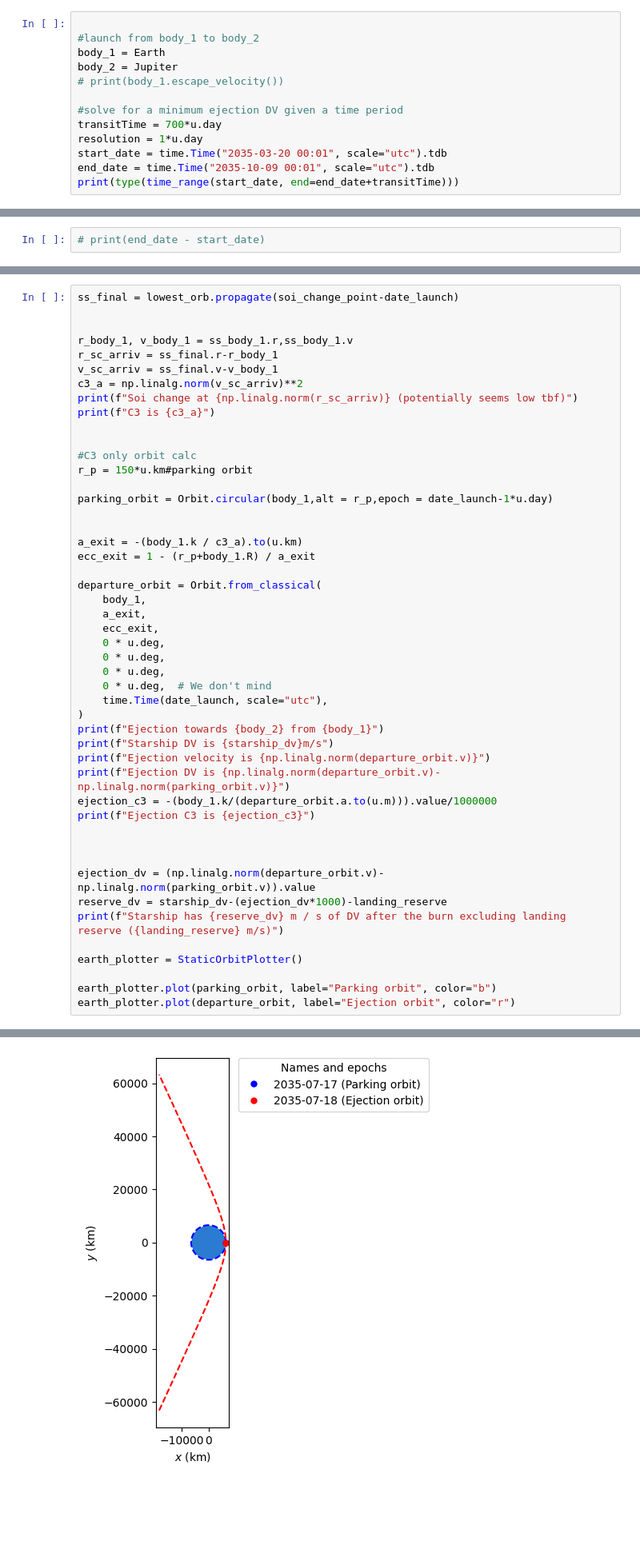
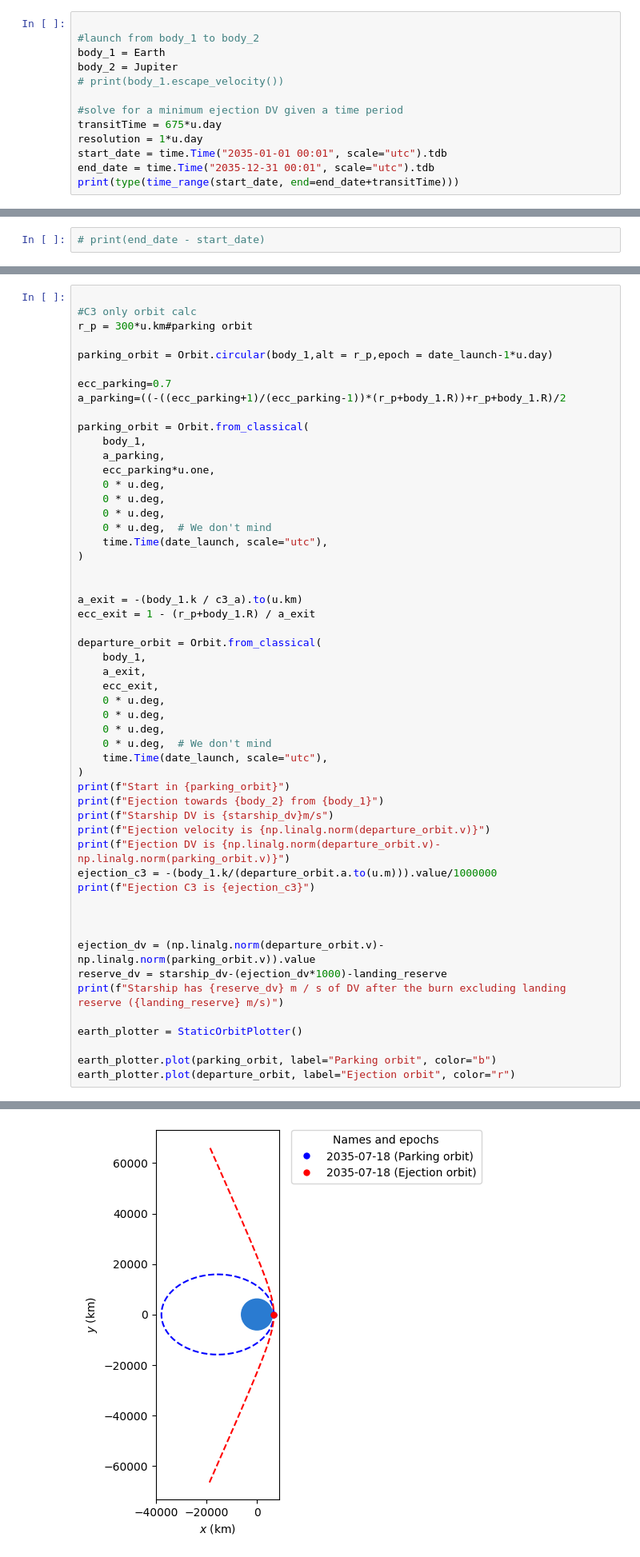
Before and after one commit to jackSN8/Starship_outer_planets_missions, a Jupyter notebook: general_trajectory_plotting.ipynb, the cells around one changed output, grey strips where cells are left out. Shown at 80% size. Saved outputs shown, nothing was run; the diff lists cells and outputs as text; blank space fills up the shorter version.

Commit message:
SOme cleaning up of the graphs, prepping for paper

```diff
--- a/general_trajectory_plotting.ipynb
+++ b/general_trajectory_plotting.ipynb
@@ -52,10 +52,10 @@ body_2 = Jupiter
 # print(body_1.escape_velocity())
 
 #solve for a minimum ejection DV given a time period
-transitTime = 700*u.day
+transitTime = 675*u.day
 resolution = 1*u.day
-start_date = time.Time("2035-03-20 00:01", scale="utc").tdb
-end_date = time.Time("2035-10-09 00:01", scale="utc").tdb
+start_date = time.Time("2035-01-01 00:01", scale="utc").tdb
+end_date = time.Time("2035-12-31 00:01", scale="utc").tdb
 print(type(time_range(start_date, end=end_date+transitTime)))
 # %% [output]
 <class 'astropy.time.core.Time'>
@@ -170,19 +177,23 @@ Departed SOI on 2035-07-18 01:57:21.186
 # %%
-ss_final = lowest_orb.propagate(soi_change_point-date_launch)
-
-
-r_body_1, v_body_1 = ss_body_1.r,ss_body_1.v
-r_sc_arriv = ss_final.r-r_body_1
-v_sc_arriv = ss_final.v-v_body_1
-c3_a = np.linalg.norm(v_sc_arriv)**2
-print(f"Soi change at {np.linalg.norm(r_sc_arriv)} (potentially seems low tbf)")
-print(f"C3 is {c3_a}")
-
 
 #C3 only orbit calc
-r_p = 150*u.km#parking orbit
+r_p = 300*u.km#parking orbit
 
 parking_orbit = Orbit.circular(body_1,alt = r_p,epoch = date_launch-1*u.day)
+
+ecc_parking=0.7
+a_parking=((-((ecc_parking+1)/(ecc_parking-1))*(r_p+body_1.R))+r_p+body_1.R)/2
+
+parking_orbit = Orbit.from_classical(
+    body_1,
+    a_parking,
+    ecc_parking*u.one,
+    0 * u.deg,
+    0 * u.deg,
+    0 * u.deg,
+    0 * u.deg,  # We don't mind
+    time.Time(date_launch, scale="utc"),
+)
 
 
 a_exit = -(body_1.k / c3_a).to(u.km)
@@ -198,6 +209,7 @@ departure_orbit = Orbit.from_classical(
     0 * u.deg,  # We don't mind
     time.Time(date_launch, scale="utc"),
 )
+print(f"Start in {parking_orbit}")
 print(f"Ejection towards {body_2} from {body_1}")
 print(f"Starship DV is {starship_dv}m/s")
 print(f"Ejection velocity is {np.linalg.norm(departure_orbit.v)}")
@@ -228,15 +242,15 @@ ERFA function "taiutc" yielded 1 of "dubious year (Note 4)"
 
 
 ERFA function "d2dtf" yielded 1 of "dubious year (Note 5)"
 
 
 ERFA function "utctai" yielded 1 of "dubious year (Note 3)"
 
 
 ERFA function "taiutc" yielded 150 of "dubious year (Note 4)"
 [<matplotlib.lines.Line2D at 0x...>,
  <matplotlib.lines.Line2D at 0x...>]
-[figure, old version]
+[figure, new version]
 # %%
 #for the optimized trajectory, re get the epherimis
 date_launch = lowest_date
```
Also changed, not shown: parts of 9 cells of this notebook, 1 other file.
